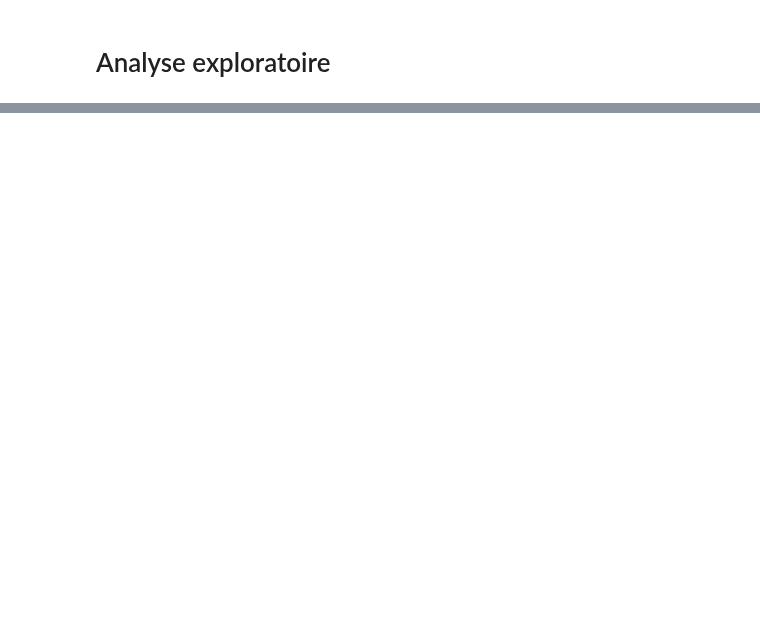
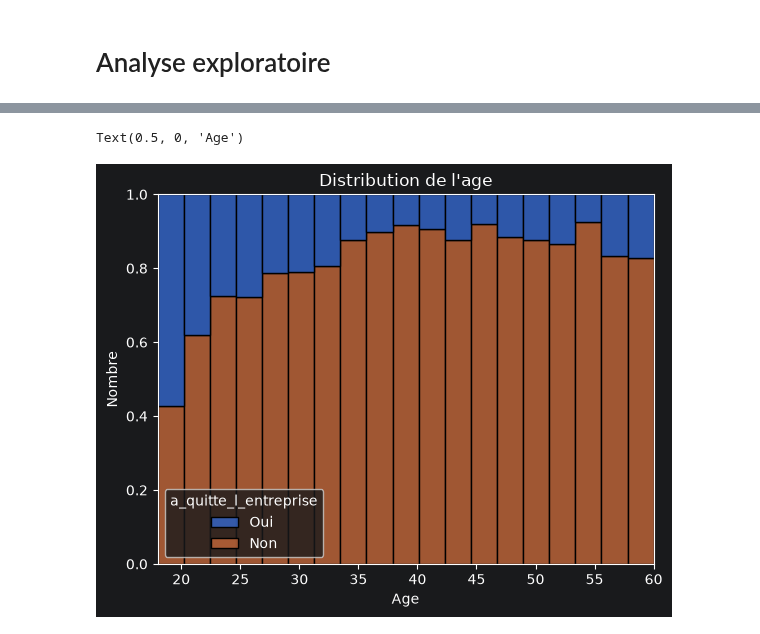
Before and after one commit to AunCly/p4_automatic_informations_classification, a Jupyter notebook: clugery_aurelien_1_part1_analyze.ipynb, the cells around one changed output, grey strips where cells are left out. Saved outputs shown, nothing was run; the diff lists cells and outputs as text; code cells hidden in the pictures; blank space fills up the shorter version.

```diff
--- a/clugery_aurelien_1_part1_analyze.ipynb
+++ b/clugery_aurelien_1_part1_analyze.ipynb
@@ -86,2 +133,10 @@ plt.show()
+# %%
+sns.histplot(data, x='age', hue='a_quitte_l_entreprise', multiple='fill')
+plt.title('Distribution de l\'age')
+plt.ylabel('Nombre')
+plt.xlabel("Age")
+# %% [output]
+Text(0.5, 0, 'Age')
+[figure, added]
 # %%
 current_employees['age'].describe()
```
Also changed, not shown: parts of 90 cells of this notebook, 23 other files.
